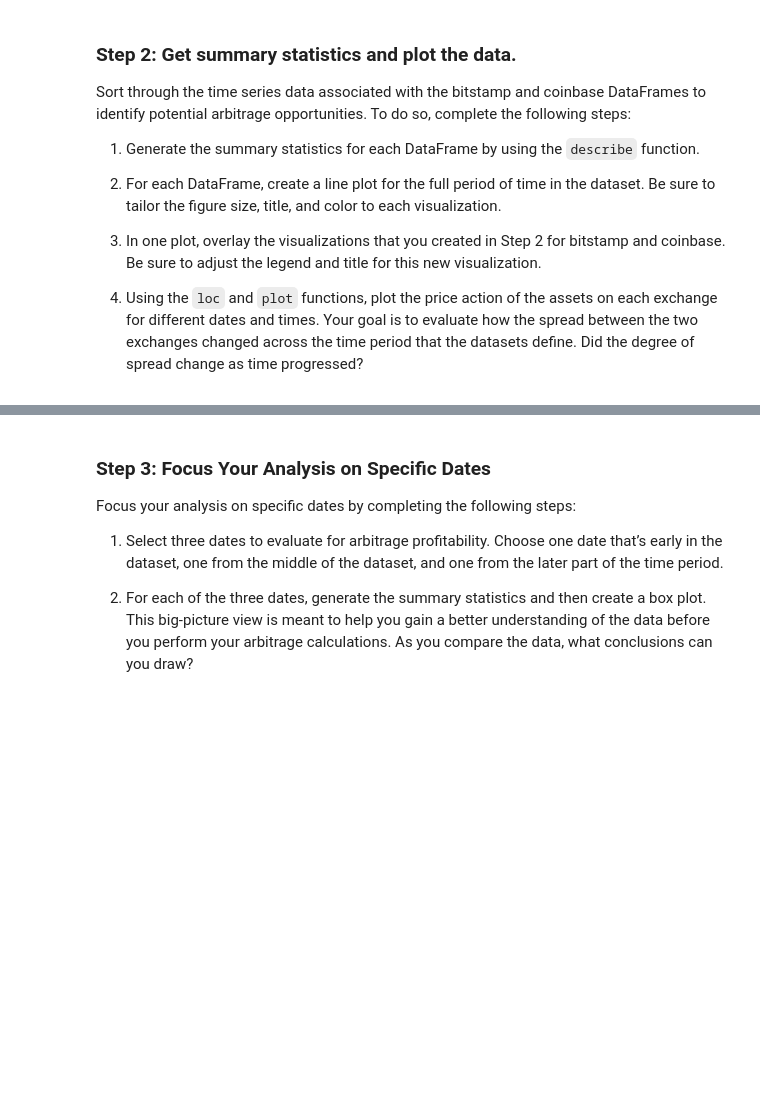
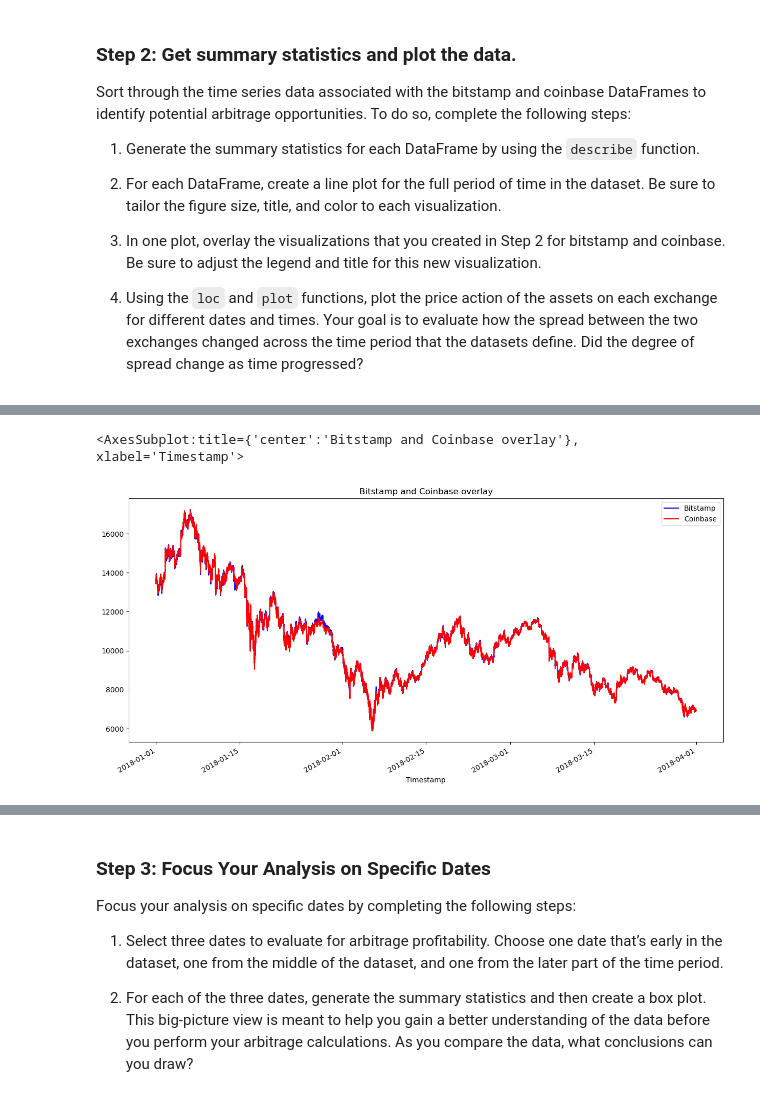
Before and after one commit to trentransom/Challenge_03, a Jupyter notebook: crypto_arbitrage.ipynb, the cells around one changed output, grey strips where cells are left out. Cells and saved outputs as stored; diff of their text form; code cells hidden in the pictures; blank space fills up the shorter version.

```diff
--- a/crypto_arbitrage.ipynb
+++ b/crypto_arbitrage.ipynb
@@ -198,8 +297,13 @@ Sort through the time series data associated with the bitstamp and coinbase Data
 # %%
 # Overlay the visualizations for the bitstamp and coinbase DataFrames in one plot
 # The plot should visualize the prices over the full lenth of the dataset
 # Be sure to include the parameters: legend, figure size, title, and color and label
 # YOUR CODE HERE
+bitstamp['Close'].plot(figsize= (15,7), legend = True, title = 'Bitstamp and Coinbase overlay', color = 'blue', label = 'Bitstamp')
+coinbase['Close'].plot(figsize= (15,7), color = 'red', legend = True, label = 'Coinbase')
+# %% [output]
+<AxesSubplot:title={'center':'Bitstamp and Coinbase overlay'}, xlabel='Timestamp'>
+[figure, added]
 # %%
 # Using the loc and plot functions, create an overlay plot that visualizes
 # the price action of both DataFrames for a one month period early in the dataset
```
Also changed, not shown: parts of 32 cells of this notebook.
